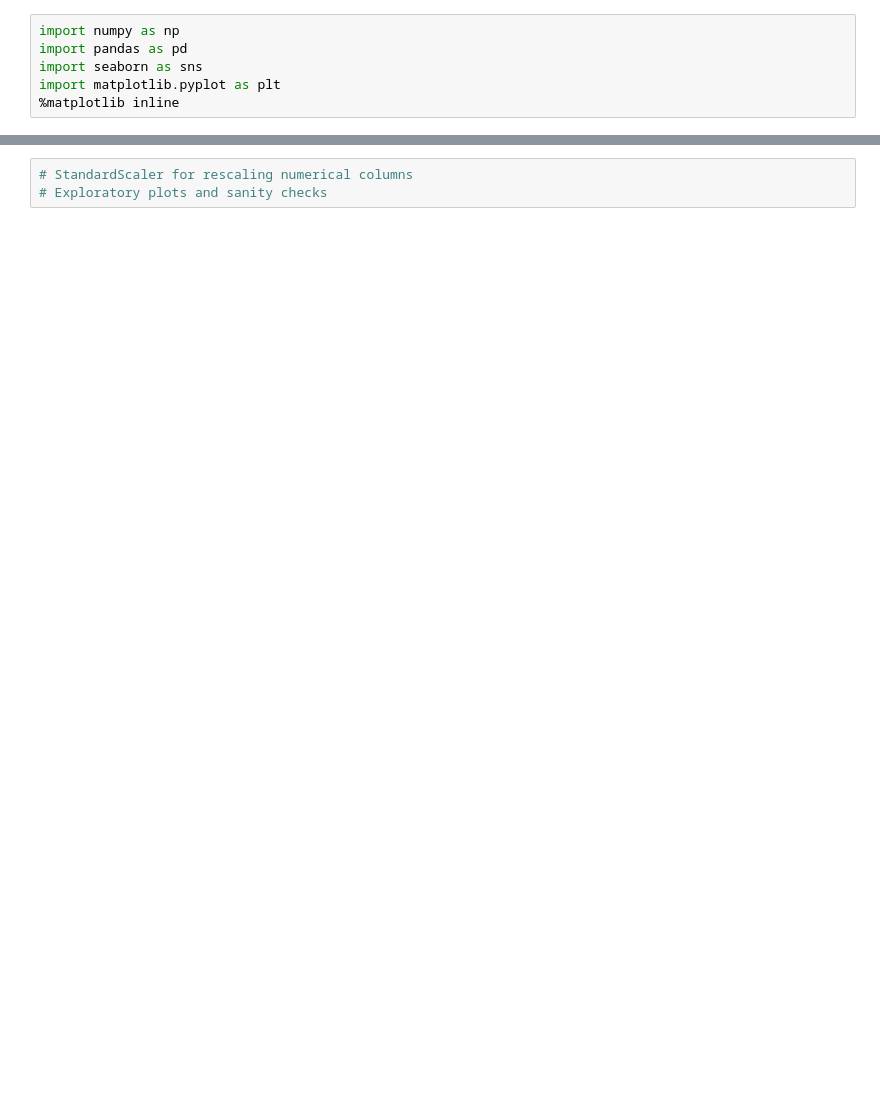
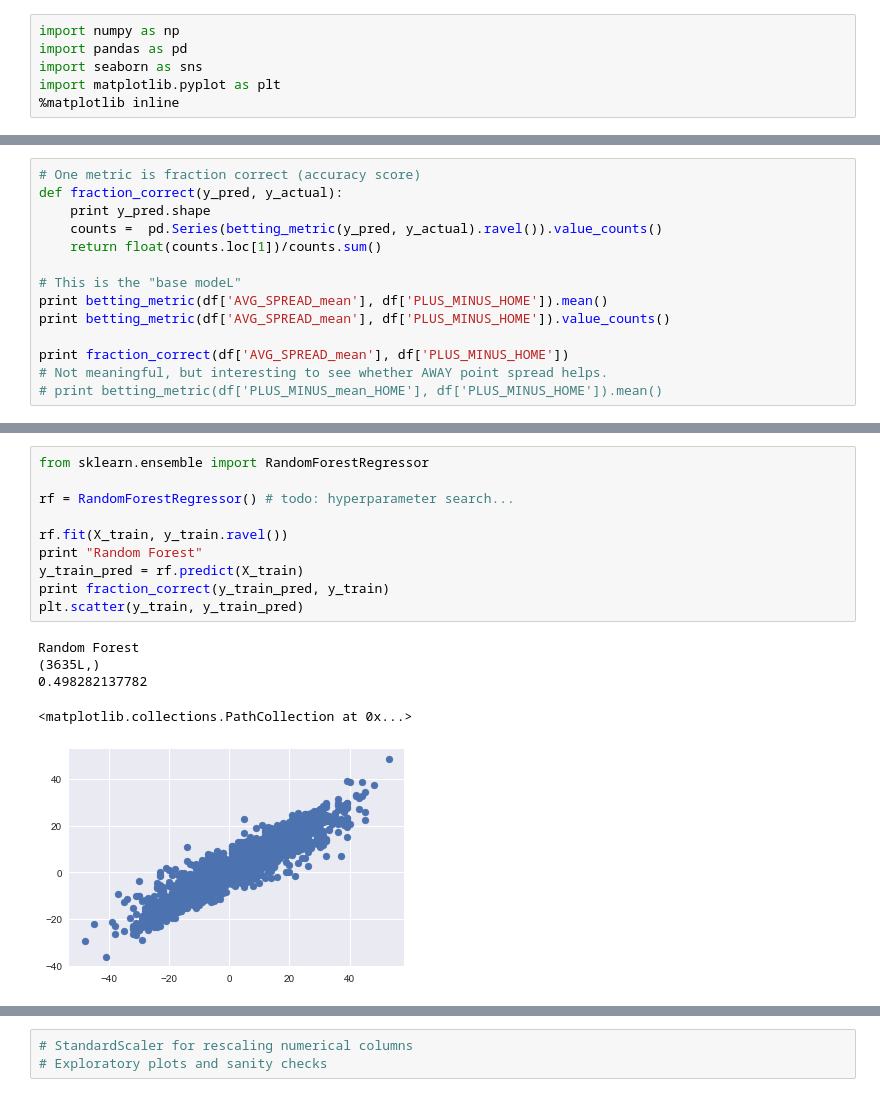
Before and after one commit to davidehamil/ml_applications_for_the_nba, a Jupyter notebook: Analysis.ipynb, the cells around one changed output, grey strips where cells are left out. Cells and saved outputs as stored; diff of their text form; blank space fills up the shorter version.

```diff
--- a/Analysis.ipynb
+++ b/Analysis.ipynb
@@ -45,0 +50,14 @@ print betting_metric(df['PLUS_MINUS_mean_AWAY'], df['PLUS_MINUS_AWAY']).mean()
+# %%
+# One metric is fraction correct (accuracy score)
+def fraction_correct(y_pred, y_actual):
+    print y_pred.shape
+    counts =  pd.Series(betting_metric(y_pred, y_actual).ravel()).value_counts()
+    return float(counts.loc[1])/counts.sum()
+
+# This is the "base modeL"
+print betting_metric(df['AVG_SPREAD_mean'], df['PLUS_MINUS_HOME']).mean()
+print betting_metric(df['AVG_SPREAD_mean'], df['PLUS_MINUS_HOME']).value_counts()
+
+print fraction_correct(df['AVG_SPREAD_mean'], df['PLUS_MINUS_HOME'])
+# Not meaningful, but interesting to see whether AWAY point spread helps.
+# print betting_metric(df['PLUS_MINUS_mean_HOME'], df['PLUS_MINUS_HOME']).mean()
@@ -46,2 +106,18 @@ print betting_metric(df['PLUS_MINUS_mean_AWAY'], df['PLUS_MINUS_AWAY']).mean()
+# %%
+from sklearn.ensemble import RandomForestRegressor
+
+rf = RandomForestRegressor() # todo: hyperparameter search...
+
+rf.fit(X_train, y_train.ravel())
+print "Random Forest"
+y_train_pred = rf.predict(X_train)
+print fraction_correct(y_train_pred, y_train)
+plt.scatter(y_train, y_train_pred)
+# %% [output]
+Random Forest
+(3635L,)
+0.498282137782
+<matplotlib.collections.PathCollection at 0x...>
+[figure, added]
 # %%
 sns.distplot(df['PLUS_MINUS_mean_AWAY'].dropna(), label='predicted')
```
Also changed, not shown: parts of 12 cells of this notebook.
